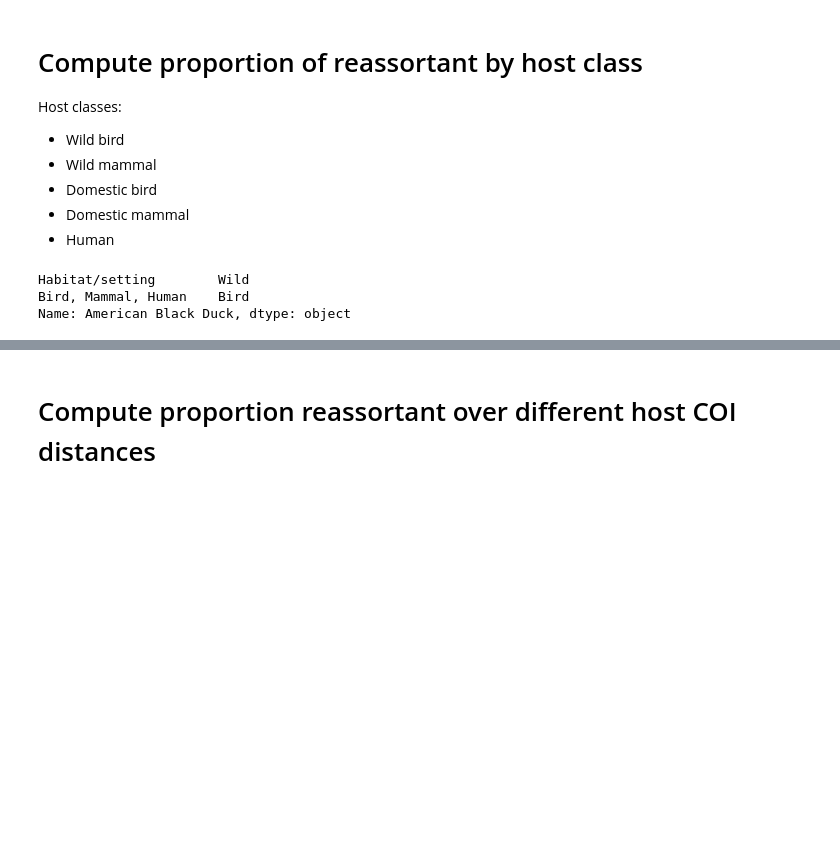
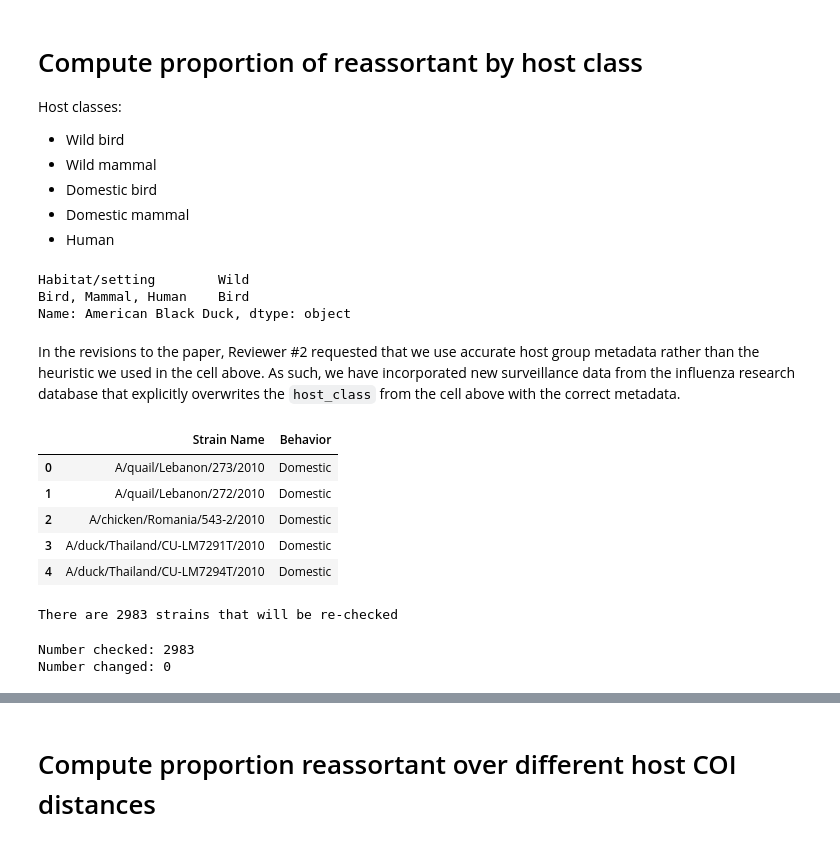
Before and after one commit to ericmjl/influenza-global-reassortment, a Jupyter notebook: Make Figure - Proportion Reassortant.ipynb, the cells around one changed output, grey strips where cells are left out. Cells and saved outputs as stored; diff of their text form; code cells hidden in the pictures; blank space fills up the shorter version.

```diff
--- a/Make Figure - Proportion Reassortant.ipynb
+++ b/Make Figure - Proportion Reassortant.ipynb
@@ -162,6 +161,69 @@ for n, d in G.nodes(data=True):
         G.node[n]['host_class'] = host_class
     except:
         print(c,s)
+# %% [markdown]
+In the revisions to the paper, Reviewer \#2 requested that we use accurate host group metadata rather than the heuristic we used in the cell above. As such, we have incorporated new surveillance data from the influenza research database that explicitly overwrites the `host_class` from the cell above with the correct metadata.
+# %%
+#### THIS IS WHERE THE CODE SHOULD GO ####
+# Read in the bird surveillance data
+birds = pd.read_csv('supp_data/20160210_avian_surveillance.tsv', sep='\t')
+birds = birds[['Strain Name', 'Bird Behavior']]
+birds['Strain Name'] = birds['Strain Name'].str.split('(').str[0]
+birds.columns = ['Strain Name', 'Behavior']
+
+# Read in the mammal surveillance data
+mammals = pd.read_csv('supp_data/20160210_mammal_surveillance.tsv', sep='\t')
+mammals = mammals[['Strain Name', 'Behavior']]
+mammals['Strain Name'] = mammals['Strain Name'].str.split('(').str[0]
+
+# Join the two data tables together
+behavior = birds.append(mammals)
+behavior.reset_index(drop=True, inplace=True)
+behavior = behavior.drop_duplicates()
+behavior.head()  # only show the last 5 entries
+# %% [output]
+|  | Strain Name | Behavior |
+| 0 | A/quail/Lebanon/273/2010 | Domestic |
+| 1 | A/quail/Lebanon/272/2010 | Domestic |
+| 2 | A/chicken/Romania/543-2/2010 | Domestic |
+| 3 | A/duck/Thailand/CU-LM7291T/2010 | Domestic |
+| 4 | A/duck/Thailand/CU-LM7294T/2010 | Domestic |
+# %%
+# Count the number of nodes that will be re-checked.
+strains = list(behavior['Strain Name'])
+counter = 0
+for n, d in G.nodes(data=True):
+    if n in strains:
+        counter += 1
+
+
+print("There are {0} strains that will be re-checked".format(counter))
+# %% [output]
+There are 2983 strains that will be re-checked
+# %%
+# Do the actual changing of host class
+num_checked = 0
+num_changed = 0
+for r, d in behavior.iterrows():
+    strain_name = d['Strain Name']
+    behavior = d['Behavior']
+
+    if strain_name in G.nodes():
+        host_class = G.node[strain_name]['host_class']
+        animal_behavior = host_class.split(' ')[0]  # i.e. the "Domestic" in "Domestic Bird"
+        animal_type = host_class.split(' ')[1]  # i.e. the "Bird" in "Domestic Bird"
+        num_checked += 1
+        if behavior != animal_behavior:  # this is where we do the overwrite.
+            host_class = behavior + ' ' + animal_type
+            G.node[strain_name]['host_class'] = host_class
+
+            num_changed += 1
+
+print('Number checked: {0}'.format(num_checked))
+print('Number changed: {0}'.format(num_changed))
+# %% [output]
+Number checked: 2983
+Number changed: 0
 # %%
 data_props = cf.edge_proportion_reassortant(G, attr='host_class')
 data_props
```
Also changed, not shown: parts of 29 cells of this notebook.
